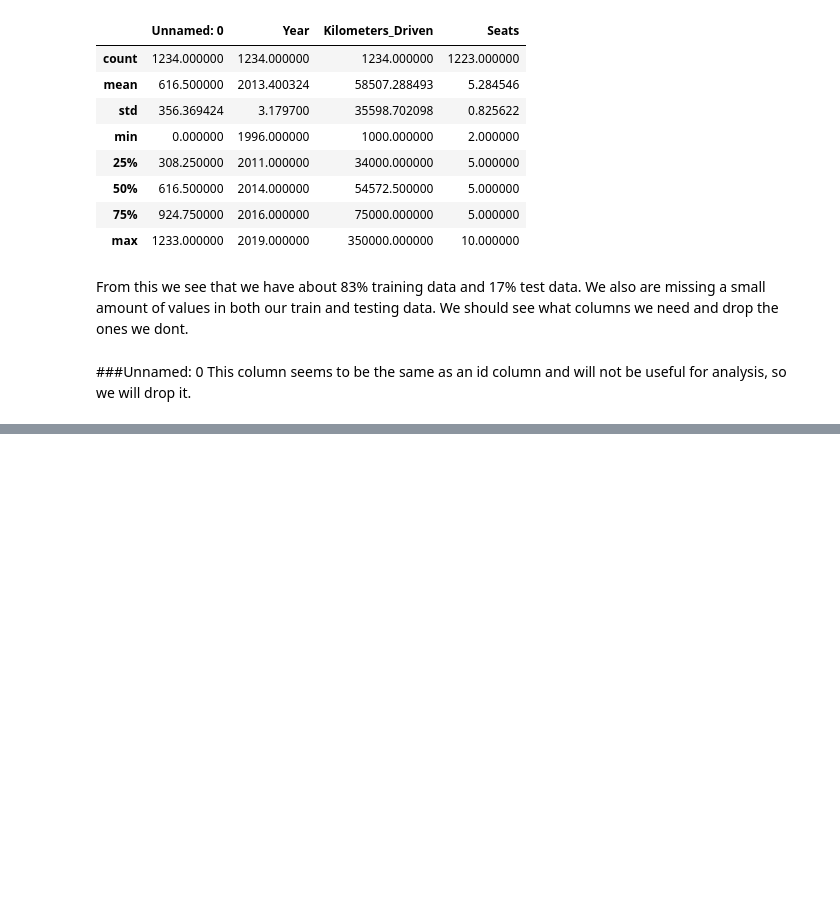
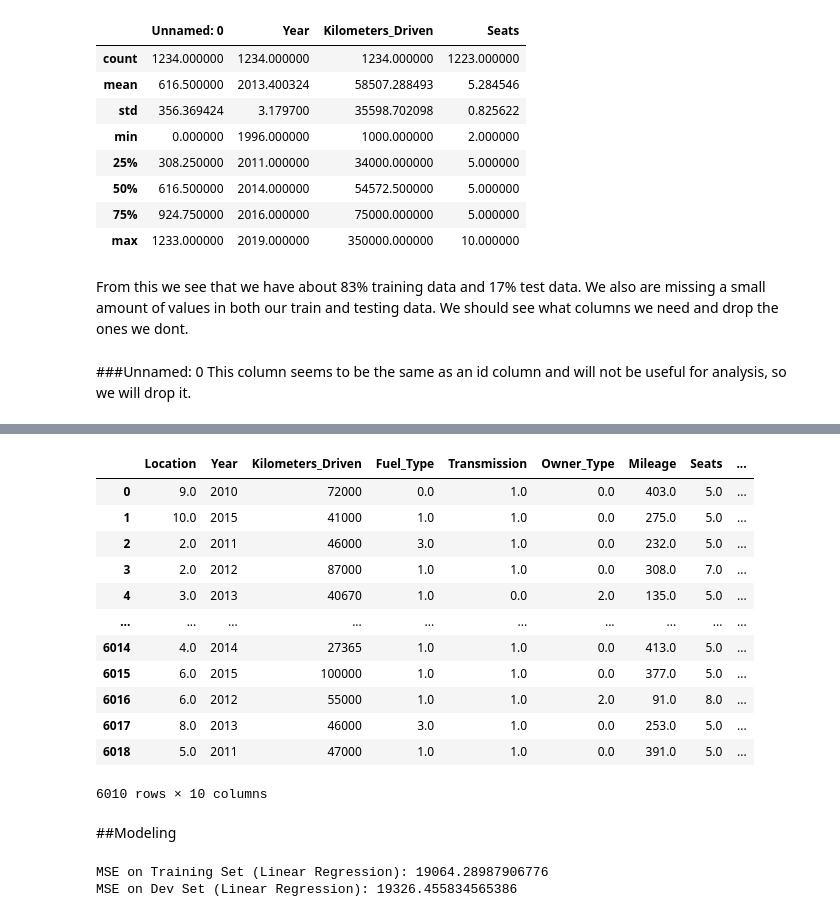
Before and after one commit to kevin-joseph08/UsedCarPriceEDA, a Jupyter notebook: Capstone_EDA.ipynb, the cells around one changed output, grey strips where cells are left out. Saved outputs shown, nothing was run; the diff lists cells and outputs as text; code cells hidden in the pictures; blank space fills up the shorter version.

```diff
--- a/Capstone_EDA.ipynb
+++ b/Capstone_EDA.ipynb
@@ -132,0 +534,9 @@ print(train.shape, test.shape)
+# %%
+X = train.drop('Price', axis=1)
+X_oe = train.drop('Price', axis=1)
+y = train['Price']
+# %%
+num_cols = X.select_dtypes(include=['int','float']).columns.tolist()
+cat_cols = X.select_dtypes(include=['object']).columns.tolist()
+print(num_cols)
+print(cat_cols)
@@ -132,0 +546,3 @@ print(train.shape, test.shape)
+# %%
+preprocessor = ColumnTransformer(transformers=[('num', StandardScaler(), num_cols), ('cat', OrdinalEncoder(), cat_cols)])
+ode_enc = OrdinalEncoder()
@@ -132,0 +567,18 @@ print(train.shape, test.shape)
+# %%
+X_oe[cat_cols] = ode_enc.fit_transform(X_oe[cat_cols])
+# %%
+X_oe
+# %% [output]
+|  | Location | Year | Kilometers_Driven | Fuel_Type | Transmission | Owner_Type | Mileage | Seats | ... |
+| 0 | 9.0 | 2010 | 72000 | 0.0 | 1.0 | 0.0 | 403.0 | 5.0 | ... |
+| 1 | 10.0 | 2015 | 41000 | 1.0 | 1.0 | 0.0 | 275.0 | 5.0 | ... |
+| 2 | 2.0 | 2011 | 46000 | 3.0 | 1.0 | 0.0 | 232.0 | 5.0 | ... |
+| 3 | 2.0 | 2012 | 87000 | 1.0 | 1.0 | 0.0 | 308.0 | 7.0 | ... |
+| 4 | 3.0 | 2013 | 40670 | 1.0 | 0.0 | 2.0 | 135.0 | 5.0 | ... |
+| ... | ... | ... | ... | ... | ... | ... | ... | ... | ... |
+| 6014 | 4.0 | 2014 | 27365 | 1.0 | 1.0 | 0.0 | 413.0 | 5.0 | ... |
+| 6015 | 6.0 | 2015 | 100000 | 1.0 | 1.0 | 0.0 | 377.0 | 5.0 | ... |
+| 6016 | 6.0 | 2012 | 55000 | 1.0 | 1.0 | 2.0 | 91.0 | 8.0 | ... |
+| 6017 | 8.0 | 2013 | 46000 | 3.0 | 1.0 | 0.0 | 253.0 | 5.0 | ... |
+| 6018 | 5.0 | 2011 | 47000 | 1.0 | 1.0 | 0.0 | 391.0 | 5.0 | ... |
+6010 rows × 10 columns
@@ -132,0 +592,13 @@ print(train.shape, test.shape)
+# %% [markdown]
+##Modeling
+# %%
+lr = LinearRegression()
+lr.fit(X_train, y_train)
+y_pred_lr_train = lr.predict(X_train)
+
+print("MSE on Training Set (Linear Regression):", mean_squared_error(y_pred_lr_train, y_train))
+y_pred_lr_dev = lr.predict(X_test)
+print("MSE on Dev Set (Linear Regression):", mean_squared_error(y_pred_lr_dev, y_test))
+# %% [output]
+MSE on Training Set (Linear Regression): 19064.28987906776
+MSE on Dev Set (Linear Regression): 19326.455834565386
```
Also changed, not shown: parts of 66 cells of this notebook.
